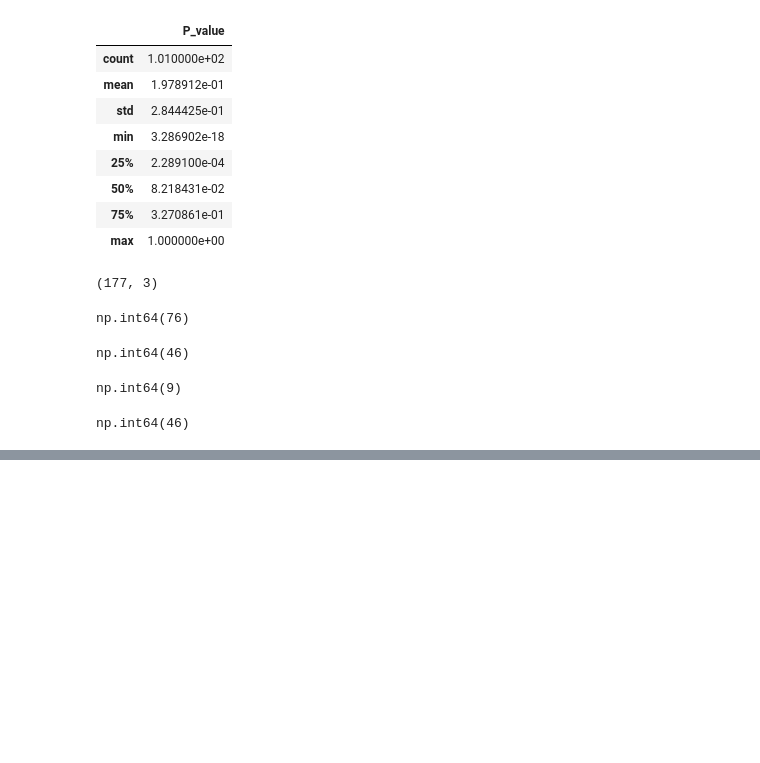
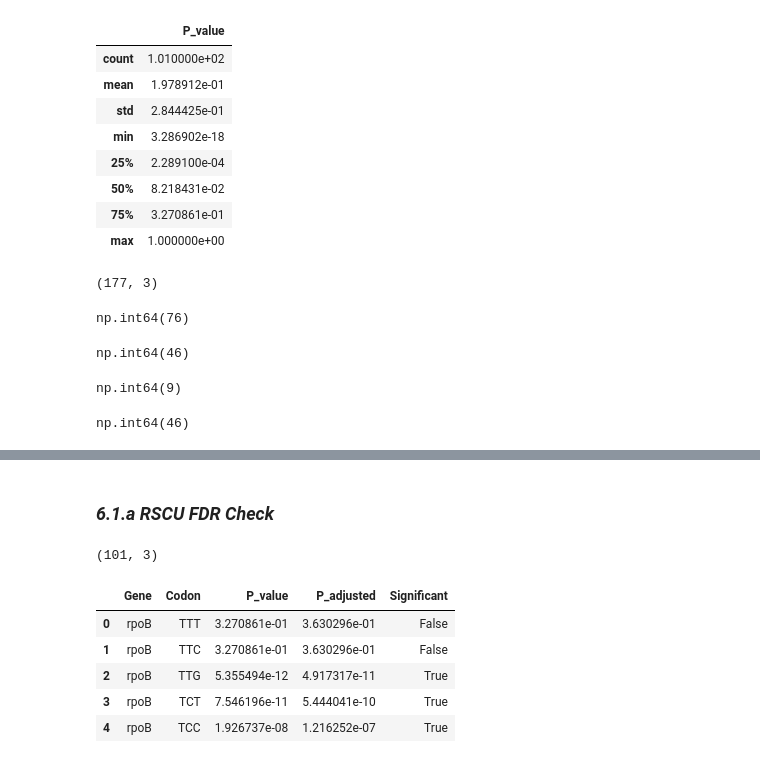
Before and after one commit to ginger-gif-bot/NGS, a Jupyter notebook: python_scripts/stats_plots.ipynb, the cells around one changed output, grey strips where cells are left out. Saved outputs shown, nothing was run; the diff lists cells and outputs as text; code cells hidden in the pictures; blank space fills up the shorter version.

```diff
--- a/python_scripts/stats_plots.ipynb
+++ b/python_scripts/stats_plots.ipynb
@@ -847,0 +869,2 @@ import sys; print(sys.executable)
+# %% [markdown]
+### ***6.1.a RSCU FDR Check***
@@ -847,0 +873,4 @@ import sys; print(sys.executable)
+# %%
+valid_data.shape
+# %% [output]
+(101, 3)
@@ -847,0 +881,9 @@ import sys; print(sys.executable)
+# %%
+valid_data.head()
+# %% [output]
+|  | Gene | Codon | P_value | P_adjusted | Significant |
+| 0 | rpoB | TTT | 3.270861e-01 | 3.630296e-01 | False |
+| 1 | rpoB | TTC | 3.270861e-01 | 3.630296e-01 | False |
+| 2 | rpoB | TTG | 5.355494e-12 | 4.917317e-11 | True |
+| 3 | rpoB | TCT | 7.546196e-11 | 5.444041e-10 | True |
+| 4 | rpoB | TCC | 1.926737e-08 | 1.216252e-07 | True |
```
Also changed, not shown: parts of 79 cells of this notebook, 1 other file.
